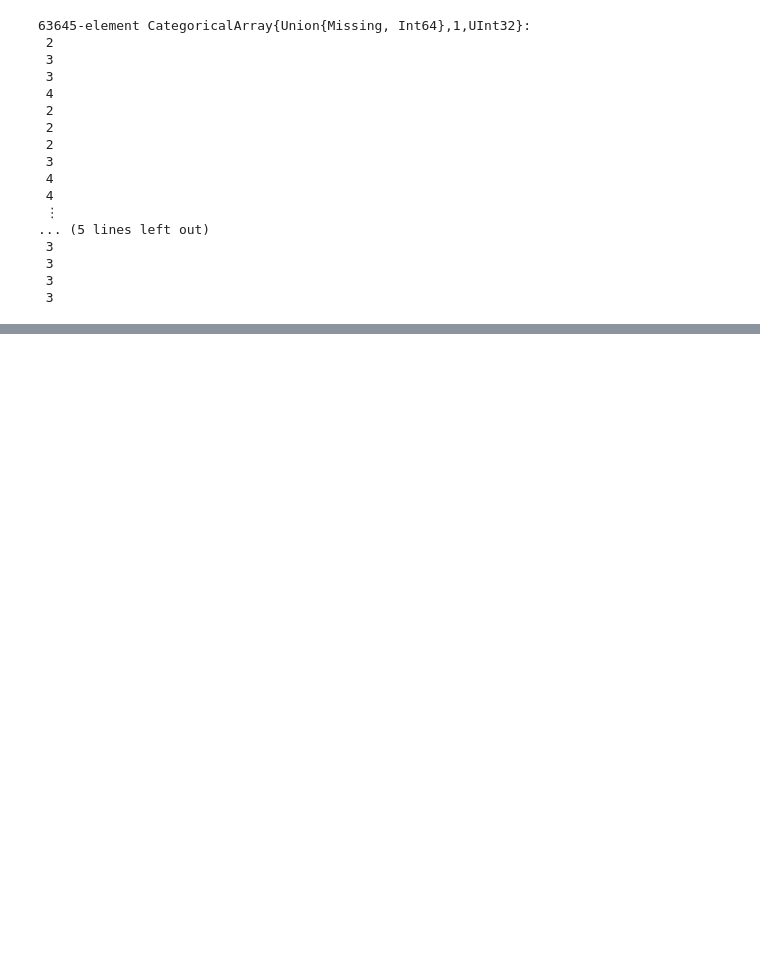
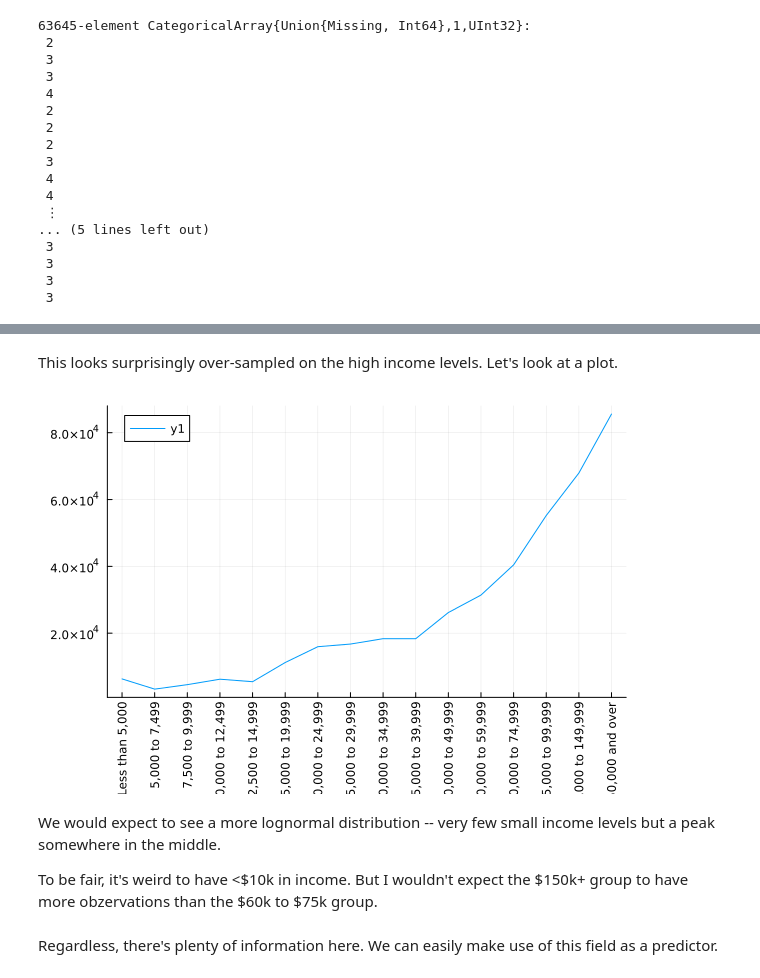
Before and after one commit to mike-herman/DoingRightNow-Analysis, a Jupyter notebook: Journal.ipynb, the cells around one changed output, grey strips where cells are left out. Drawn from its saved outputs; the diff is of its cells as text; code cells hidden in the pictures; blank space fills up the shorter version.

```diff
--- a/Journal.ipynb
+++ b/Journal.ipynb
@@ -348,0 +539,22 @@ cps
+# %%
+HEFAMINC_replacement_dict = Dict(
+    1 => "Less than 5,000",
+    2 => "5,000 to 7,499",
+    3 => "7,500 to 9,999",
+    4 => "10,000 to 12,499",
+    5 => "12,500 to 14,999",
+    6 => "15,000 to 19,999",
+    7 => "20,000 to 24,999",
+    8 => "25,000 to 29,999",
+    9 => "30,000 to 34,999",
+    10 => "35,000 to 39,999",
+    11 => "40,000 to 49,999",
+    12 => "50,000 to 59,999",
+    13 => "60,000 to 74,999",
+    14 => "75,000 to 99,999",
+    15 => "100,000 to 149,999",
+    16 => "150,000 and over"
+);
+# %%
+cps.HEFAMINC_lbl = map(code_int -> HEFAMINC_replacement_dict[code_int], cps.HEFAMINC);
+unique(cps.HEFAMINC_lbl)
@@ -348,0 +579,5 @@ cps
+# %%
+ordered_keys = sort([k for k in keys(HEFAMINC_replacement_dict)]);
+HEFAMINC_levels = [HEFAMINC_replacement_dict[k] for k in ordered_keys];
+cps.HEFAMINC_lbl = categorical(cps.HEFAMINC_lbl, levels=HEFAMINC_levels, ordered=true);
+unique(cps.HEFAMINC_lbl)
@@ -348,0 +602,4 @@ cps
+# %%
+smry_hefaminc = @pipe cps |>
+    groupby(_, :HEFAMINC_lbl) |>
+    combine(_, :TRATUSR => length => :num_obs)
@@ -348,0 +626,12 @@ cps
+# %% [markdown]
+This looks surprisingly over-sampled on the high income levels. Let's look at a plot.
+# %%
+plt_hefaminc = plot(smry_hefaminc.HEFAMINC_lbl, smry_hefaminc.num_obs, xrotation = 90)
+# %% [output]
+[figure, added]
+# %% [markdown]
+We would expect to see a more lognormal distribution -- very few small income levels but a peak somewhere in the middle.
+
+To be fair, it's weird to have <\$10k in income. But I wouldn't expect the \$150k+ group to have more obzervations than the \$60k to \$75k group.
+# %% [markdown]
+Regardless, there's plenty of information here. We can easily make use of this field as a predictor.
```
Also changed, not shown: parts of 31 cells of this notebook, 4 other files.
